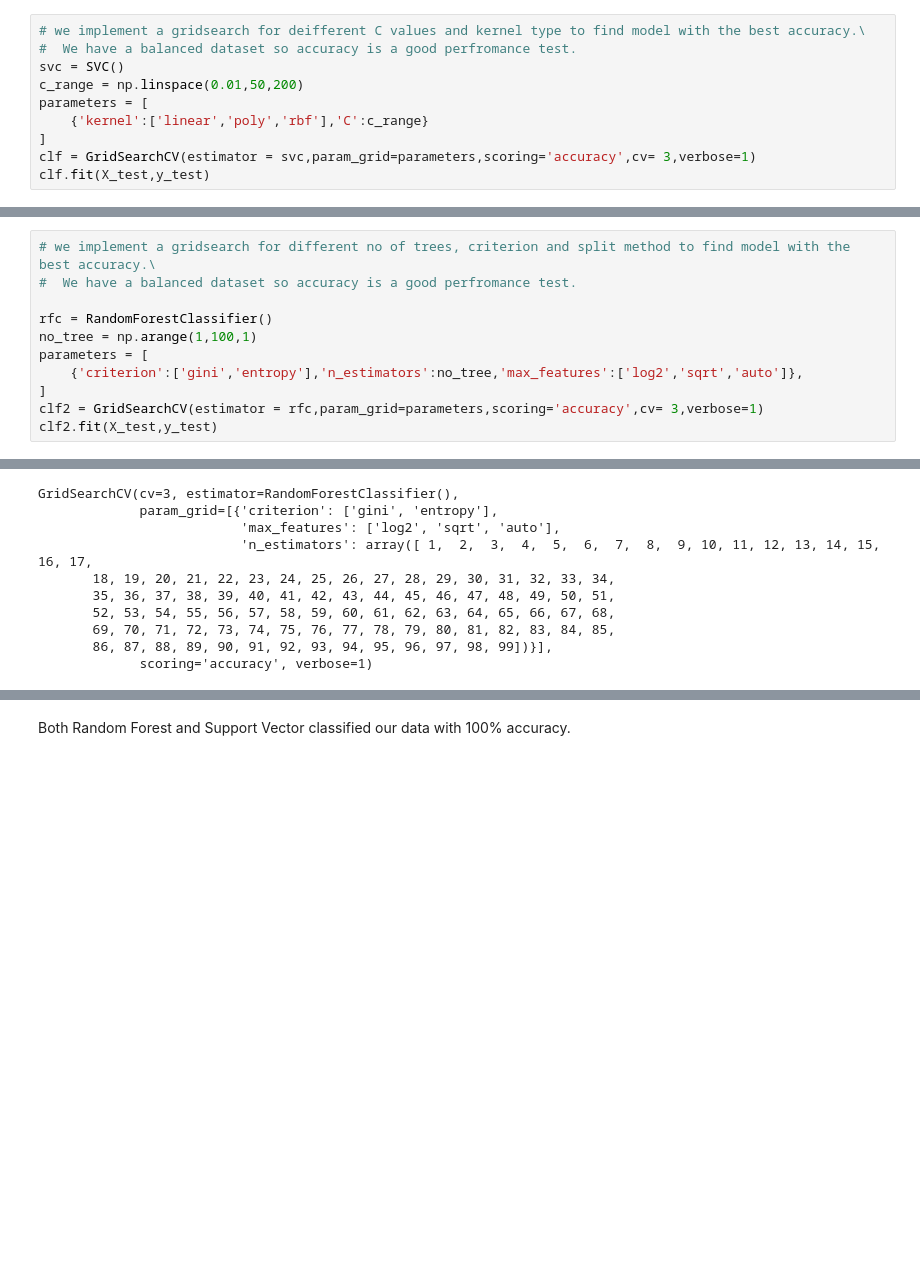
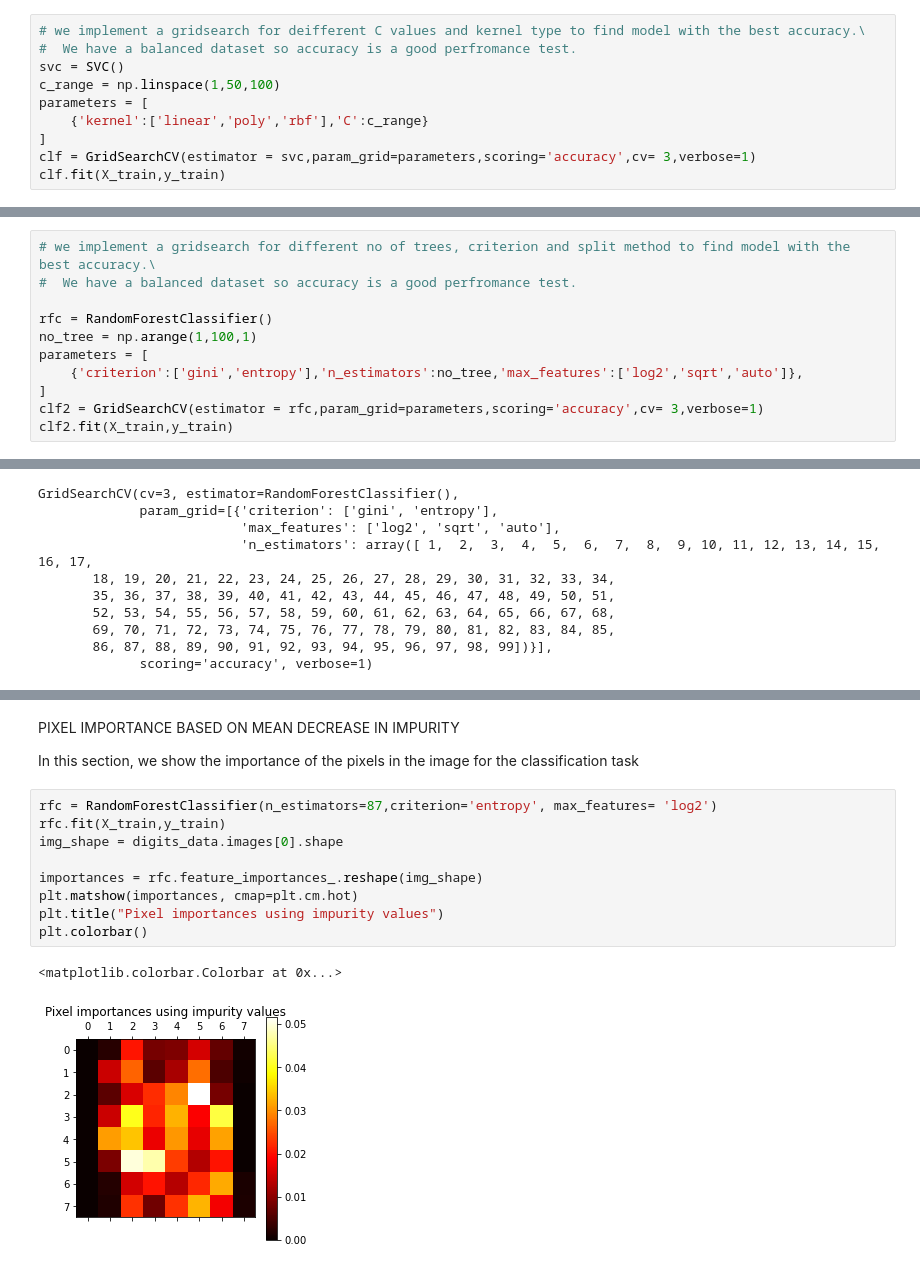
Before and after one commit to Okezzi/SVM-and-RF-on-MNIST-Dataset, a Jupyter notebook: SVM_RF_MNIST_digit.ipynb, the cells around one changed output, grey strips where cells are left out. Drawn from its saved outputs; the diff is of its cells as text; blank space fills up the shorter version.

```diff
--- a/SVM_RF_MNIST_digit.ipynb
+++ b/SVM_RF_MNIST_digit.ipynb
@@ -361,10 +365,10 @@ We use grid search to further find the optimum accuracy using cross validation
 # we implement a gridsearch for deifferent C values and kernel type to find model with the best accuracy.\
 #  We have a balanced dataset so accuracy is a good perfromance test.
 svc = SVC()
-c_range = np.linspace(0.01,50,200)
+c_range = np.linspace(1,50,100)
 parameters = [
     {'kernel':['linear','poly','rbf'],'C':c_range}
 ]
 clf = GridSearchCV(estimator = svc,param_grid=parameters,scoring='accuracy',cv= 3,verbose=1)
-clf.fit(X_test,y_test)
+clf.fit(X_train,y_train)
 # %% [output]
@@ -691,7 +694,7 @@ parameters = [
     {'criterion':['gini','entropy'],'n_estimators':no_tree,'max_features':['log2','sqrt','auto']},
 ]
 clf2 = GridSearchCV(estimator = rfc,param_grid=parameters,scoring='accuracy',cv= 3,verbose=1)
-clf2.fit(X_test,y_test)
+clf2.fit(X_train,y_train)
 # %% [output]
 Fitting 3 folds for each of 594 candidates, totalling 1782 fits
 GridSearchCV(cv=3, estimator=RandomForestClassifier(),
@@ -747,4 +750,18 @@ weighted avg       1.00      1.00      1.00       540
 <AxesSubplot:>
 [figure]
-# %% [markdown]
-Both Random Forest and Support Vector classified our data with 100% accuracy.
+# %% [markdown]
+PIXEL IMPORTANCE BASED ON MEAN DECREASE IN IMPURITY
+
+In this section, we show the importance of the pixels in the image for the classification task
+# %%
+rfc = RandomForestClassifier(n_estimators=87,criterion='entropy', max_features= 'log2')
+rfc.fit(X_train,y_train)
+img_shape = digits_data.images[0].shape
+
+importances = rfc.feature_importances_.reshape(img_shape)
+plt.matshow(importances, cmap=plt.cm.hot)
+plt.title("Pixel importances using impurity values")
+plt.colorbar()
+# %% [output]
+<matplotlib.colorbar.Colorbar at 0x...>
+[figure, added]
```
Also changed, not shown: parts of 10 cells of this notebook, 1 other file.
